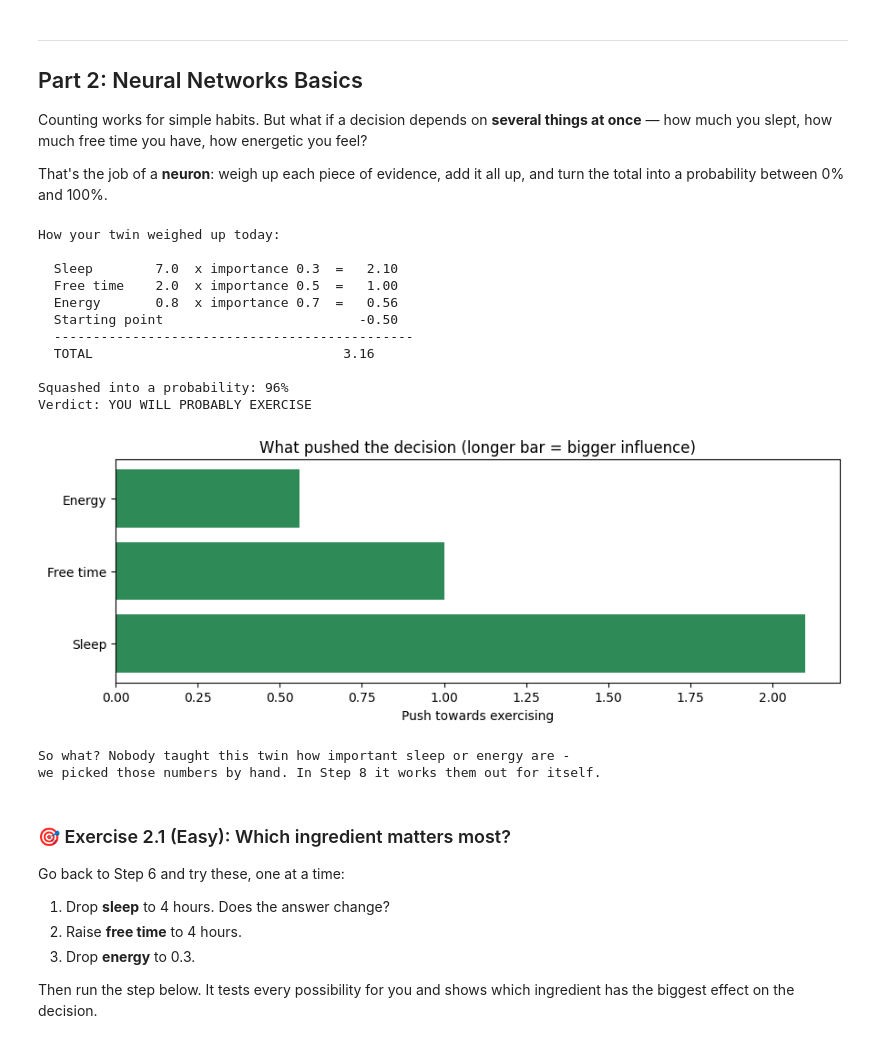
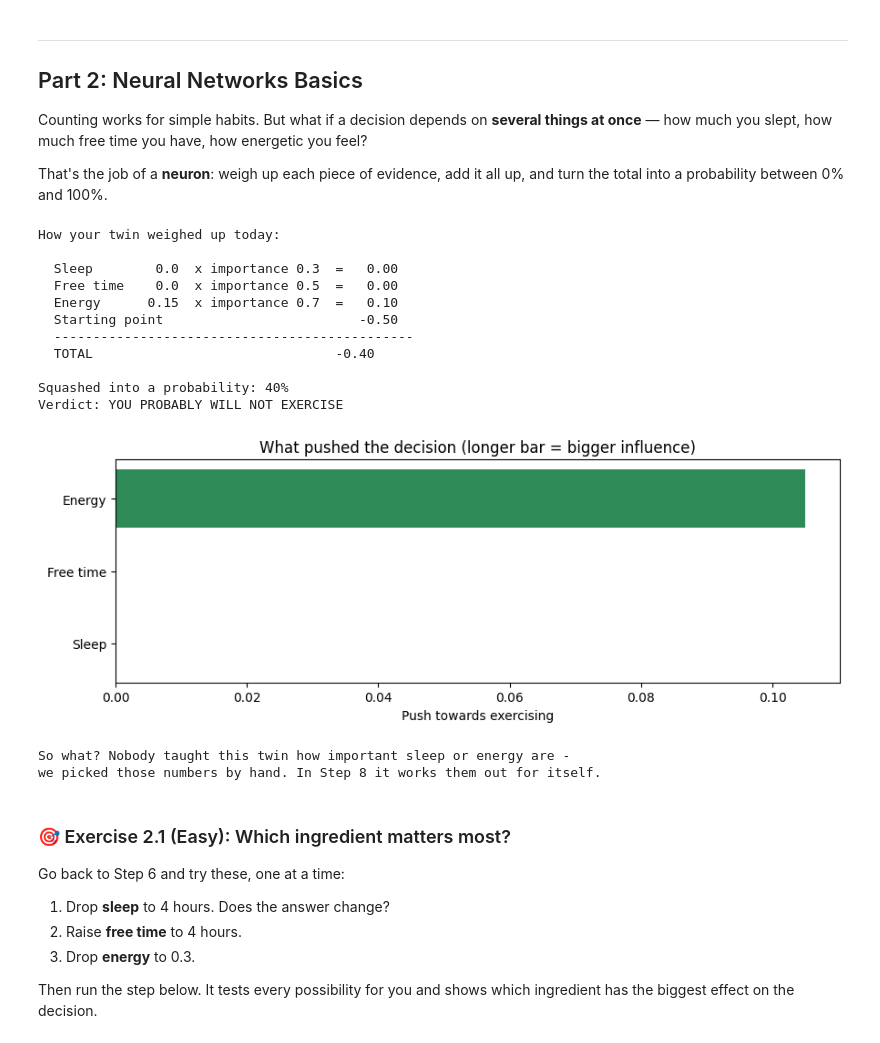
Before and after one commit to Pauloh349/Atf-probability_neural_network-01-in-plain-english-, a Jupyter notebook: 01_probability_neural_networks_plain_english.ipynb, the cells around one changed output. Drawn from its saved outputs; the diff is of its cells as text; code cells hidden in the pictures.

```diff
--- a/01_probability_neural_networks_plain_english.ipynb
+++ b/01_probability_neural_networks_plain_english.ipynb
@@ -47,10 +47,10 @@ most likely to happen next. Let's watch that happen with a week of daily activit
 #@markdown We filled in two to start you off — **you choose the other three.**
 #@markdown Think about how you really spend a day: Work? Study? Farming? Prayer? Football? Cooking? Commuting?
 activity_1 = "Sleep" #@param {type:"string"}
-activity_2 = "leisure" #@param {type:"string"}
-activity_3 = "jogging" #@param {type:"string"}
-activity_4 = "Reading" #@param {type:"string"}
-activity_5 = "coding" #@param {type:"string"}
+activity_2 = "" #@param {type:"string"}
+activity_3 = "" #@param {type:"string"}
+activity_4 = "" #@param {type:"string"}
+activity_5 = "Leisure" #@param {type:"string"}
 
 # ---- hidden helper code: learners never need to read this ----
 import numpy as np, matplotlib.pyplot as plt
@@ -199,7 +189,7 @@ type your own days, and watch the answer change.
 use_a_sample_week = True #@param {type:"boolean"}
 #@markdown **Or describe your own days** below, separated by commas.
 #@markdown Type the words, or just the numbers from Step 1 (1 = your first activity).
-my_days = "   Sleep, leisure, jogging, leisure, Reading, leisure, coding, Sleep, leisure, jogging, leisure, Reading, leisure, coding, Sleep, watch" #@param {type:"string"}
+my_days = "" #@param {type:"string"}
 
 # ---- hidden helper code: learners never need to read this ----
 import numpy as np, matplotlib.pyplot as plt
@@ -501,7 +442,7 @@ The next step learns the rule **"after X, you usually do Y"**.
 #@title ▶ Step 4 — Learn what usually follows what { display-mode: "form" }
 #@markdown Same days as before. Order matters now, so keep them in the order they happened.
 use_a_sample_week = True #@param {type:"boolean"}
-my_days = "1,2,3,5,4,1,2,4,5,3,1,3,5,2,1,3" #@param {type:"string"}
+my_days = "" #@param {type:"string"}
 
 # ---- hidden helper code: learners never need to read this ----
 import numpy as np, matplotlib.pyplot as plt
@@ -642,7 +563,7 @@ and it is the same trick a language model uses to write a sentence one word at a
 # %%
 #@title ▶ Step 5 — Predict what I will do next { display-mode: "form" }
 #@markdown Leave the activity blank and your twin starts from whatever you do most.
-starting_activity = "coding" #@param {type:"string"}
+starting_activity = "" #@param {type:"string"}
 steps_ahead = 5 #@param {type:"slider", min:1, max:10, step:1}
 use_a_sample_week = True #@param {type:"boolean"}
 my_days = "" #@param {type:"string"}
@@ -795,9 +694,9 @@ total into a probability between 0% and 100%.
 # %%
 #@title ▶ Step 6 — Will I exercise today? { display-mode: "form" }
 #@markdown Describe today, then press play. The twin weighs it all up and decides.
-hours_of_sleep = 7 #@param {type:"slider", min:0, max:12, step:0.5}
-free_time_hours = 2 #@param {type:"slider", min:0, max:8, step:0.5}
-energy_level = 0.8 #@param {type:"slider", min:0, max:1, step:0.05}
+hours_of_sleep = 0 #@param {type:"slider", min:0, max:12, step:0.5}
+free_time_hours = 0 #@param {type:"slider", min:0, max:8, step:0.5}
+energy_level = 0.15 #@param {type:"slider", min:0, max:1, step:0.05}
 
 # ---- hidden helper code: learners never need to read this ----
 import numpy as np, matplotlib.pyplot as plt
@@ -885,40 +784,40 @@ def pick(word):
 
 w = np.array([0.3, 0.5, 0.7]); bias = -0.5
 x = np.array([hours_of_sleep, free_time_hours, energy_level])
 contrib = x * w
 total = contrib.sum() + bias
 p = 1 / (1 + np.exp(-total))
 labels = ["Sleep", "Free time", "Energy"]
 print("How your twin weighed up today:\n")
 for lab, val, wt, c in zip(labels, x, w, contrib):
     print("  " + lab.ljust(11) + str(val).rjust(5) + "  x importance " + str(wt) + "  = " + format(c, ">6.2f"))
 print("  " + "Starting point".ljust(11) + " " * 24 + format(bias, ">6.2f"))
 print("  " + "-" * 46)
 print("  " + "TOTAL".ljust(11) + " " * 24 + format(total, ">6.2f"))
 print("\nSquashed into a probability: " + format(p, ".0%"))
 print("Verdict: " + ("YOU WILL PROBABLY EXERCISE" if p > 0.5 else "YOU PROBABLY WILL NOT EXERCISE"))
 plt.figure(figsize=(9, 3.4))
 cols = ["seagreen" if c >= 0 else "indianred" for c in contrib]
 plt.barh(labels, contrib, color=cols)
 plt.axvline(0, color="black", linewidth=0.8)
 plt.title("What pushed the decision (longer bar = bigger influence)")
 plt.xlabel("Push towards exercising")
 plt.tight_layout(); plt.show()
 print("So what? Nobody taught this twin how important sleep or energy are -")
 print("we picked those numbers by hand. In Step 8 it works them out for itself.")
 # %% [output]
 How your twin weighed up today:
 
-  Sleep        7.0  x importance 0.3  =   2.10
-  Free time    2.0  x importance 0.5  =   1.00
-  Energy       0.8  x importance 0.7  =   0.56
+  Sleep        0.0  x importance 0.3  =   0.00
+  Free time    0.0  x importance 0.5  =   0.00
+  Energy      0.15  x importance 0.7  =   0.10
   Starting point                         -0.50
   ----------------------------------------------
-  TOTAL                                3.16
+  TOTAL                               -0.40
 
-Squashed into a probability: 96%
-Verdict: YOU WILL PROBABLY EXERCISE
+Squashed into a probability: 40%
+Verdict: YOU PROBABLY WILL NOT EXERCISE
-[figure, old version]
+[figure, new version]
 So what? Nobody taught this twin how important sleep or energy are -
 we picked those numbers by hand. In Step 8 it works them out for itself.
 # %% [markdown]
```
Also changed, not shown: parts of 10 cells of this notebook.
